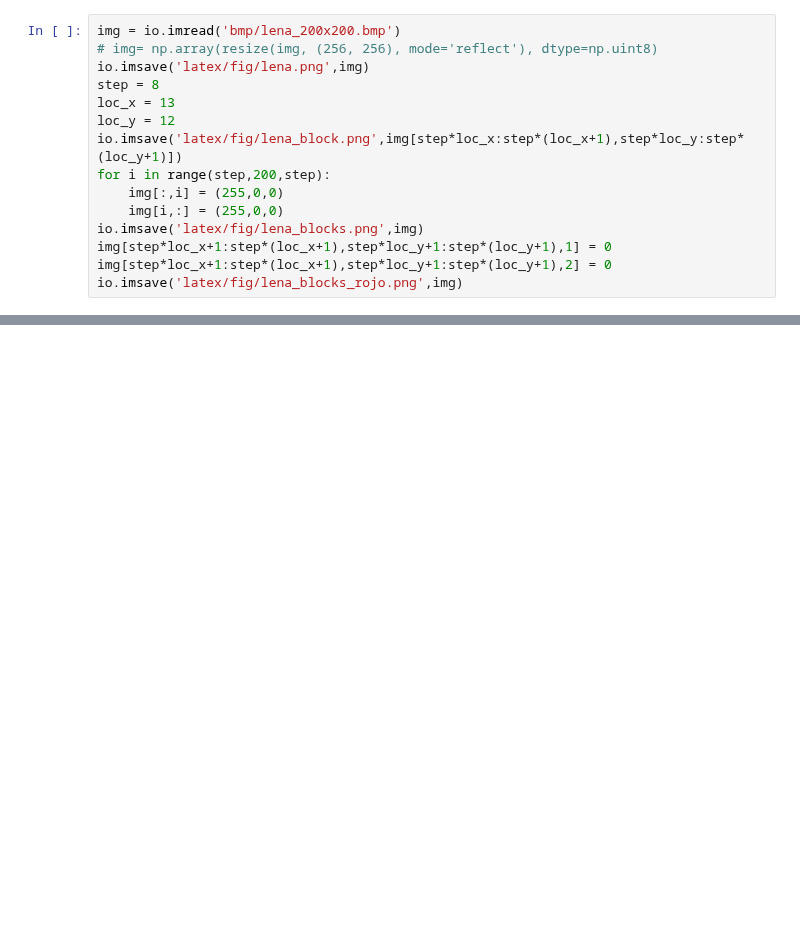
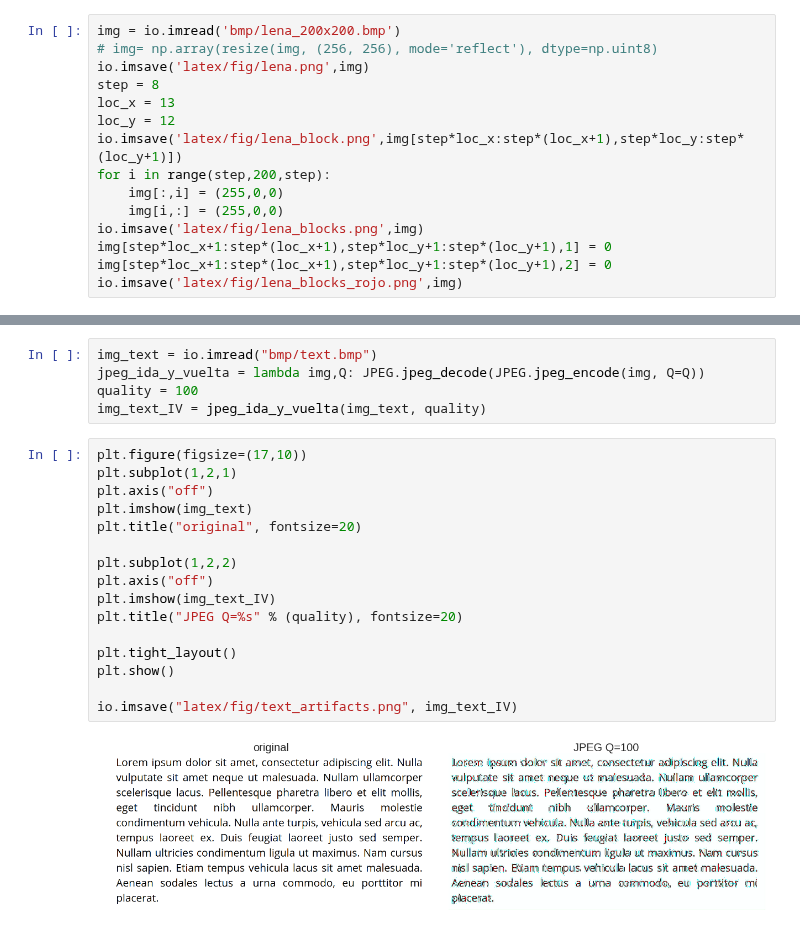
Before and after one commit to npazosmendez/jpeg, a Jupyter notebook: plots.ipynb, the cells around one changed output, grey strips where cells are left out. Drawn from its saved outputs; the diff is of its cells as text; blank space fills up the shorter version.

Commit message:
artifacts en texto

```diff
--- a/plots.ipynb
+++ b/plots.ipynb
@@ -72,0 +73,23 @@ io.imsave('latex/fig/no_homogenea.png',img)
+# %%
+img_text = io.imread("bmp/text.bmp")
+jpeg_ida_y_vuelta = lambda img,Q: JPEG.jpeg_decode(JPEG.jpeg_encode(img, Q=Q))
+quality = 100
+img_text_IV = jpeg_ida_y_vuelta(img_text, quality)
+# %%
+plt.figure(figsize=(17,10))
+plt.subplot(1,2,1)
+plt.axis("off")
+plt.imshow(img_text)
+plt.title("original", fontsize=20)
+
+plt.subplot(1,2,2)
+plt.axis("off")
+plt.imshow(img_text_IV)
+plt.title("JPEG Q=%s" % (quality), fontsize=20)
+
+plt.tight_layout()
+plt.show()
+
+io.imsave("latex/fig/text_artifacts.png", img_text_IV)
+# %% [output]
+[figure, added]
```
Also changed, not shown: parts of 2 cells of this notebook, 3 other files.
